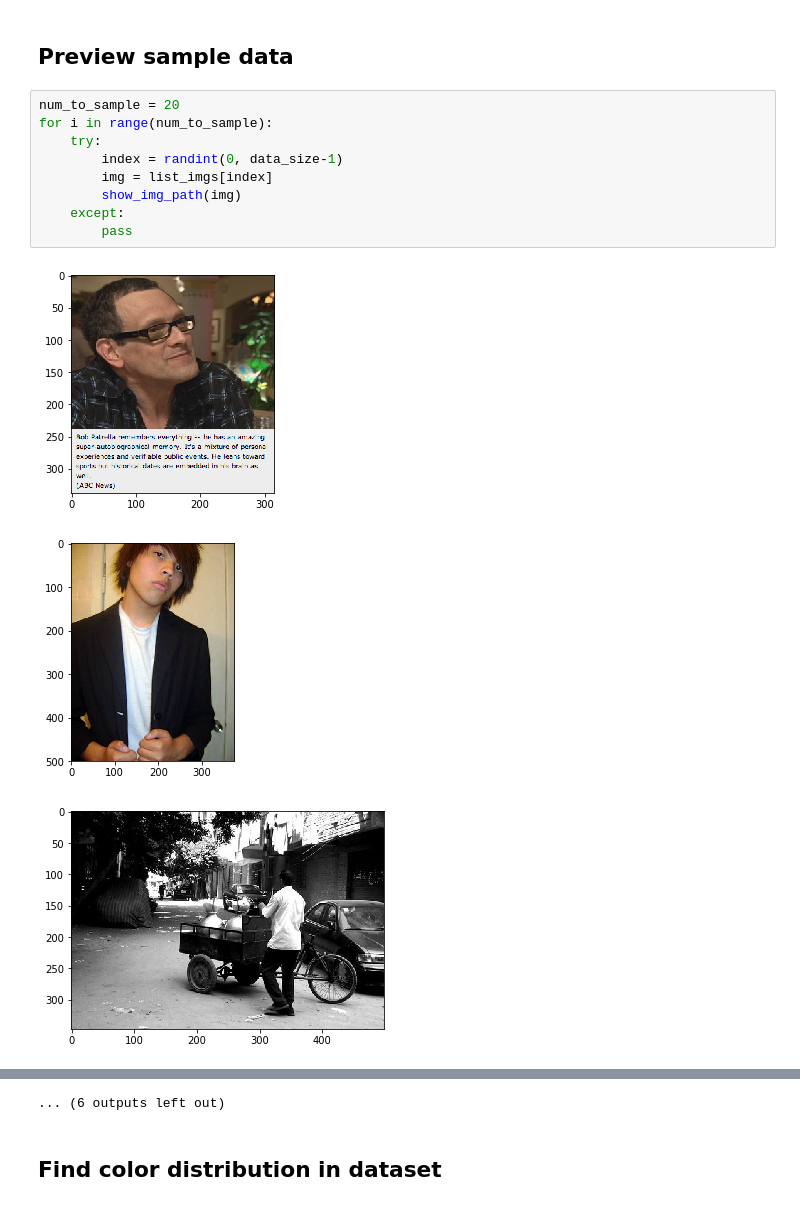
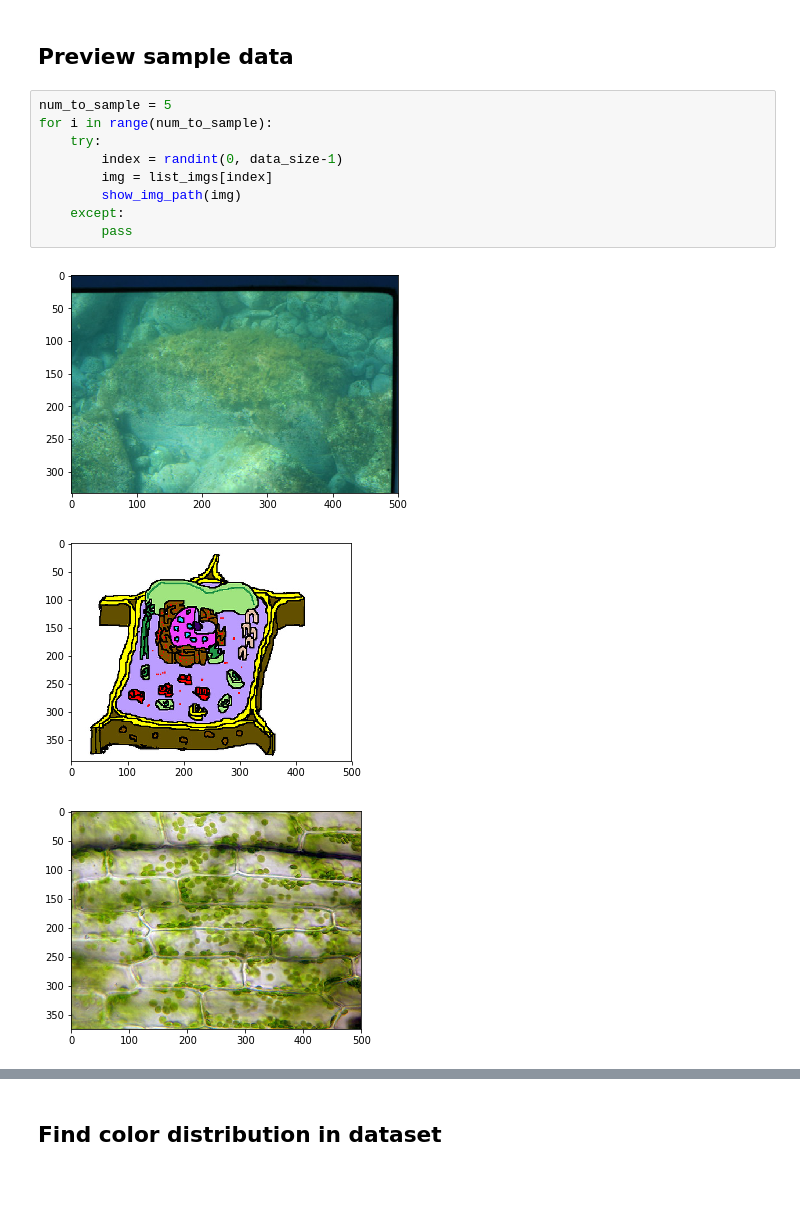
Before and after one commit to AyaSameh13/Image-Colorization, a Jupyter notebook: image_colorization_train.ipynb, the cells around one changed output, grey strips where cells are left out. Cells and saved outputs as stored; diff of their text form.

```diff
--- a/image_colorization_train.ipynb
+++ b/image_colorization_train.ipynb
@@ -90,15 +97,15 @@ Data size = 2039
 # %% [markdown]
 ## Preview sample data
 # %%
-num_to_sample = 20
+num_to_sample = 5
 for i in range(num_to_sample):
     try:
         index = randint(0, data_size-1)
         img = list_imgs[index]
         show_img_path(img)
     except:
         pass
 # %% [output]
-[figure, old version]
+[figure, new version]
-[figure, old version]
+[figure, new version]
-[figure, old version]
+[figure, new version]
@@ -114,4 +114,3 @@ for i in range(num_to_sample):
-... (6 outputs left out)
 # %% [markdown]
 ## Find color distribution in dataset
 # %% [markdown]
```
Also changed, not shown: parts of 15 cells of this notebook, 2 other files.
